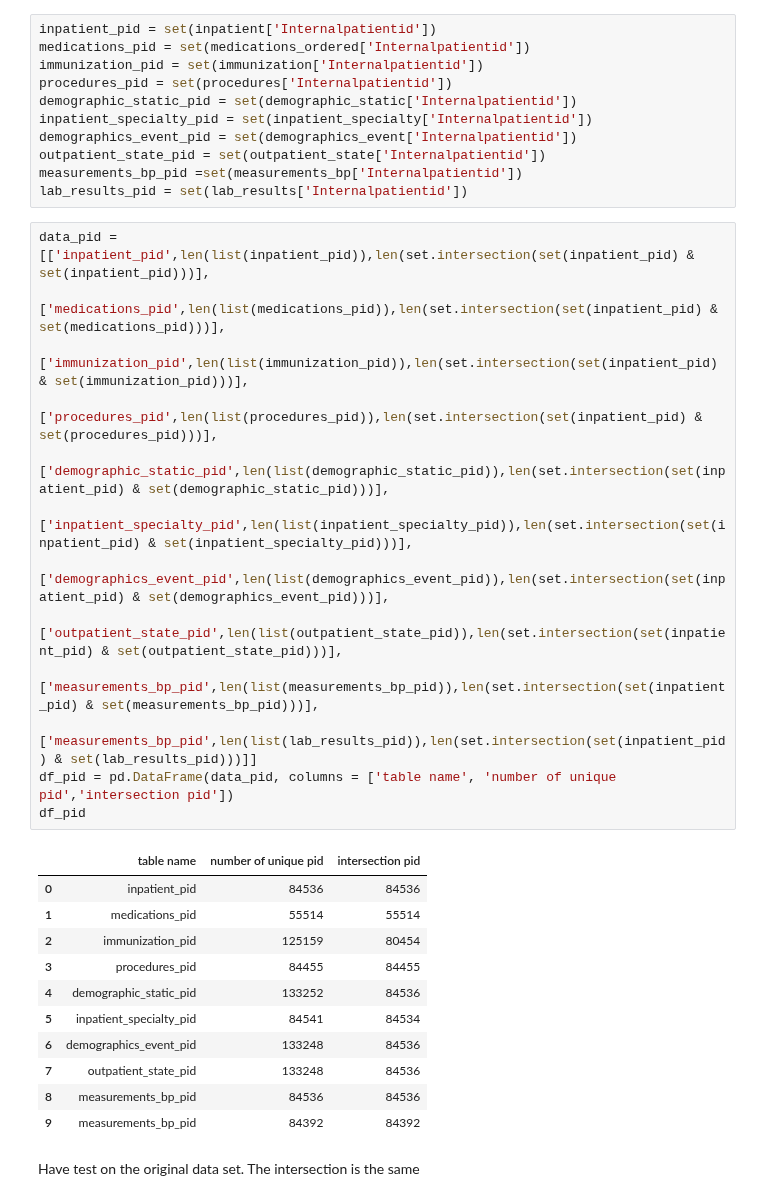
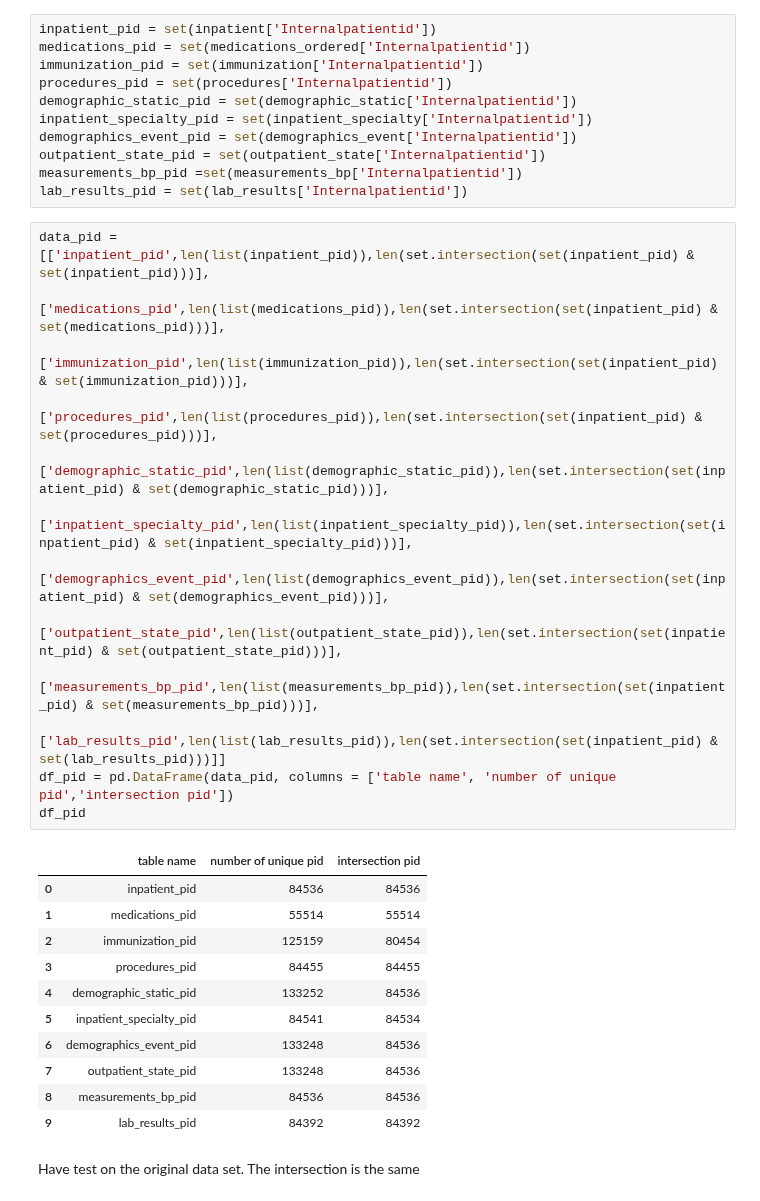
Before and after one commit to SpassMed-Projects/FDA, a Jupyter notebook: src/data/inpatient_combined.ipynb, the cells around one changed output. Cells and saved outputs as stored; diff of their text form.

```diff
--- a/src/data/inpatient_combined.ipynb
+++ b/src/data/inpatient_combined.ipynb
@@ -158,28 +162,28 @@ lab_results_pid = set(lab_results['Internalpatientid'])
 # %%
 data_pid = [['inpatient_pid',len(list(inpatient_pid)),len(set.intersection(set(inpatient_pid) & set(inpatient_pid)))],
             ['medications_pid',len(list(medications_pid)),len(set.intersection(set(inpatient_pid) & set(medications_pid)))],
             ['immunization_pid',len(list(immunization_pid)),len(set.intersection(set(inpatient_pid) & set(immunization_pid)))],
             ['procedures_pid',len(list(procedures_pid)),len(set.intersection(set(inpatient_pid) & set(procedures_pid)))],
             ['demographic_static_pid',len(list(demographic_static_pid)),len(set.intersection(set(inpatient_pid) & set(demographic_static_pid)))],
             ['inpatient_specialty_pid',len(list(inpatient_specialty_pid)),len(set.intersection(set(inpatient_pid) & set(inpatient_specialty_pid)))],
             ['demographics_event_pid',len(list(demographics_event_pid)),len(set.intersection(set(inpatient_pid) & set(demographics_event_pid)))],
             ['outpatient_state_pid',len(list(outpatient_state_pid)),len(set.intersection(set(inpatient_pid) & set(outpatient_state_pid)))],
             ['measurements_bp_pid',len(list(measurements_bp_pid)),len(set.intersection(set(inpatient_pid) & set(measurements_bp_pid)))],
-            ['measurements_bp_pid',len(list(lab_results_pid)),len(set.intersection(set(inpatient_pid) & set(lab_results_pid)))]]
+            ['lab_results_pid',len(list(lab_results_pid)),len(set.intersection(set(inpatient_pid) & set(lab_results_pid)))]]
 df_pid = pd.DataFrame(data_pid, columns = ['table name', 'number of unique pid','intersection pid'])
 df_pid
 # %% [output]
 |  | table name | number of unique pid | intersection pid |
 | 0 | inpatient_pid | 84536 | 84536 |
 | 1 | medications_pid | 55514 | 55514 |
 | 2 | immunization_pid | 125159 | 80454 |
 | 3 | procedures_pid | 84455 | 84455 |
 | 4 | demographic_static_pid | 133252 | 84536 |
 | 5 | inpatient_specialty_pid | 84541 | 84534 |
 | 6 | demographics_event_pid | 133248 | 84536 |
 | 7 | outpatient_state_pid | 133248 | 84536 |
 | 8 | measurements_bp_pid | 84536 | 84536 |
-| 9 | measurements_bp_pid | 84392 | 84392 |
+| 9 | lab_results_pid | 84392 | 84392 |
 # %% [markdown]
 Have test on the original data set.
 The intersection is the same
```
Also changed, not shown: parts of 9 cells of this notebook.
